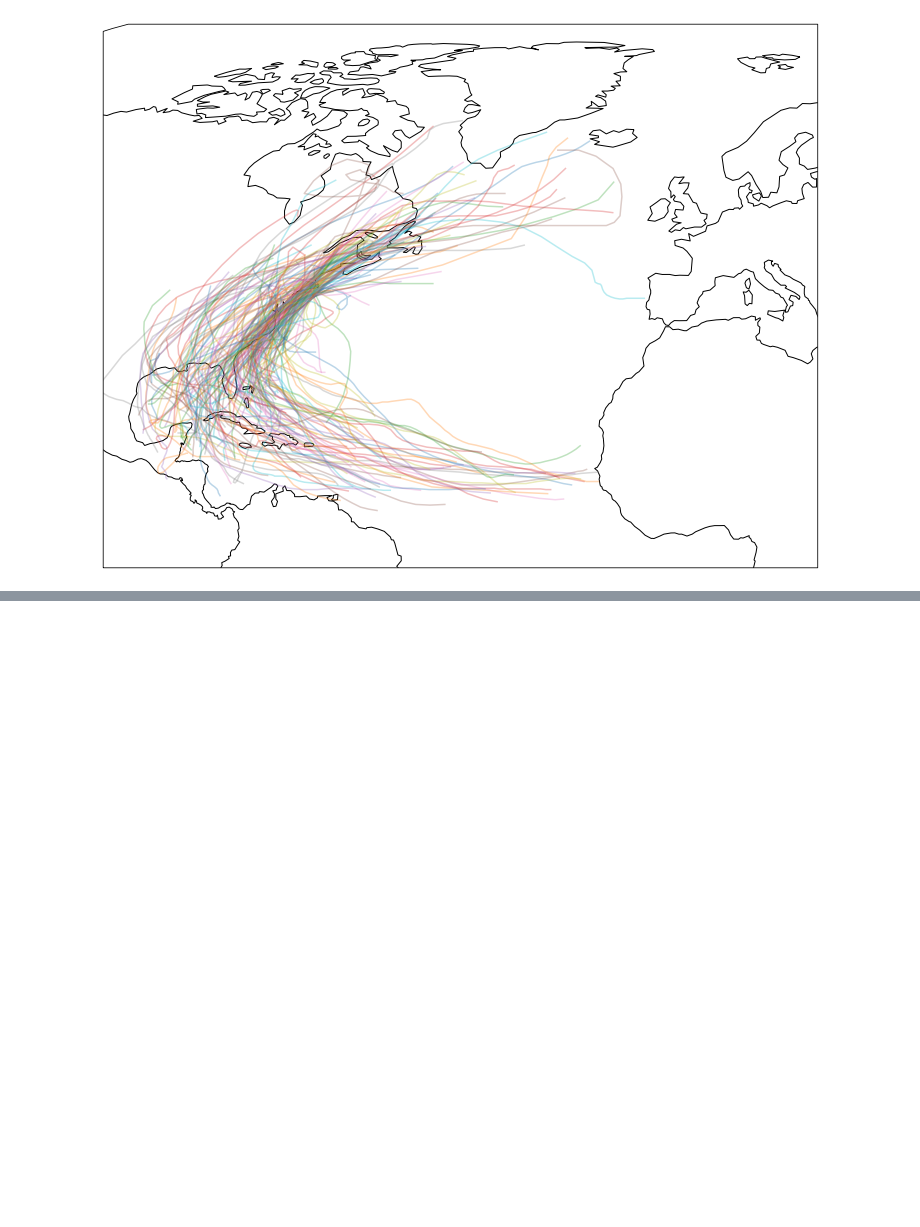
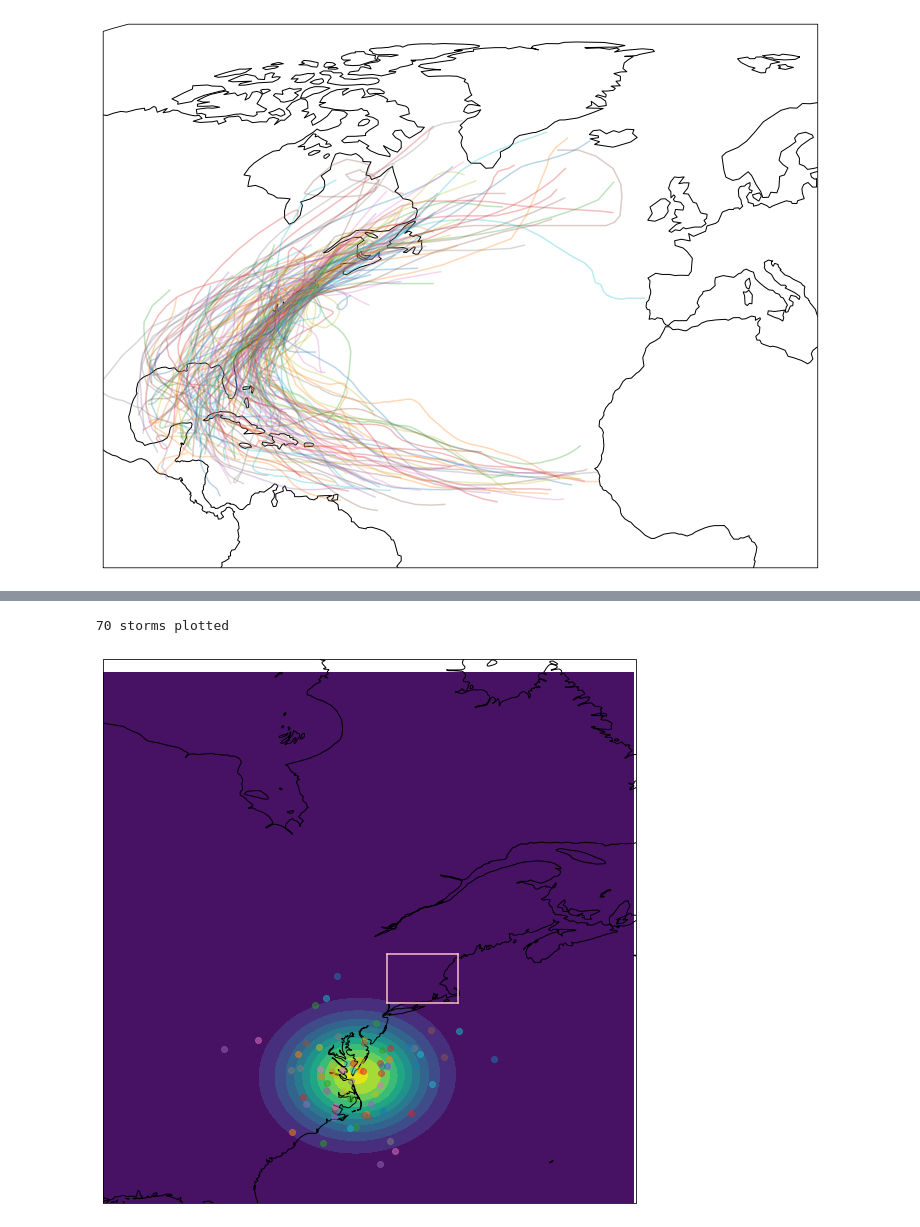
Before and after one commit to bparazin/HurricaneReanalysisProject, a Jupyter notebook: Plot paths.ipynb, the cells around one changed output, grey strips where cells are left out. Drawn from its saved outputs; the diff is of its cells as text; code cells hidden in the pictures; blank space fills up the shorter version.

```diff
--- a/Plot paths.ipynb
+++ b/Plot paths.ipynb
@@ -204,0 +215,5 @@ plotTMinusPosition(hurdat, 60, ['TD', 'HU', 'TS', 'SS', 'EX'], lon_min=-74, lon_
+# %%
+plotTMinusPosition(hurdat, 15, ['TD', 'HU', 'TS', 'SS', 'EX'], lon_min=-74, lon_max=-70, lat_min=41.25, lat_max=44, bounds = [-90, -60, 30, 60])
+# %% [output]
+70 storms plotted
+[figure, added]
```
Also changed, not shown: parts of 6 cells of this notebook, 2 other files.
